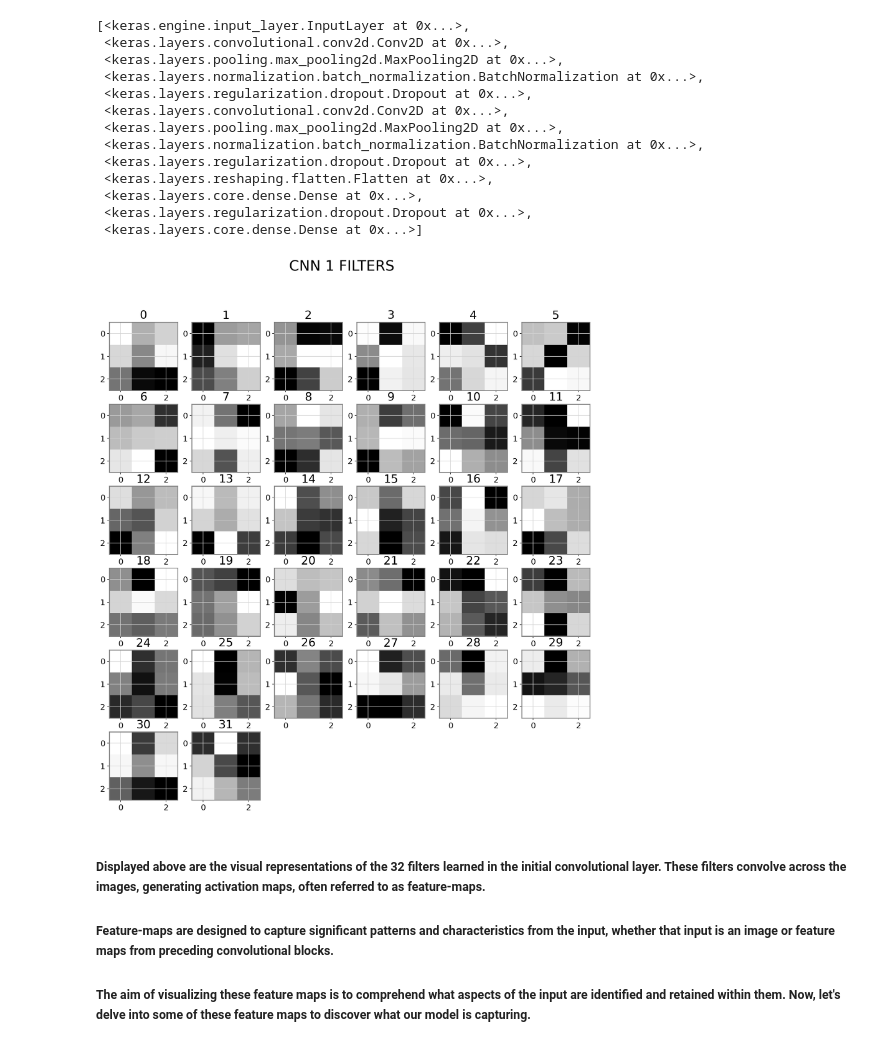
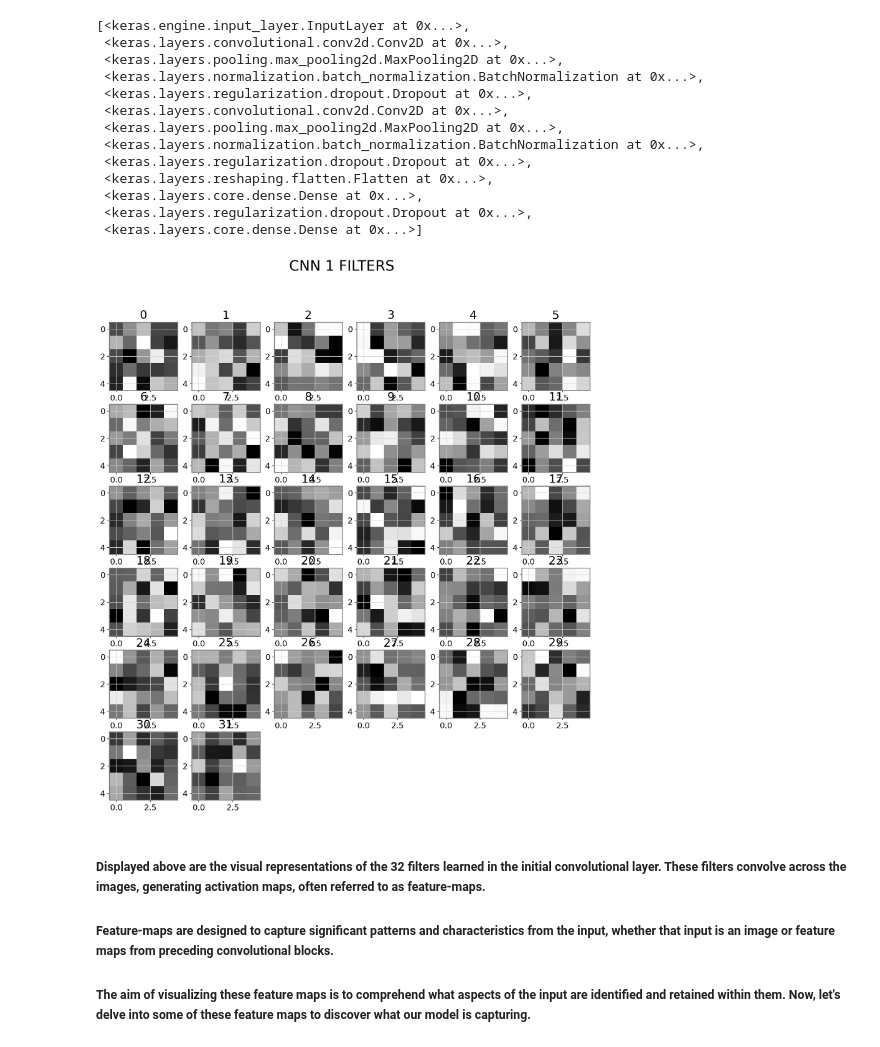
Before and after one commit to omid-sar/MNIST-Data--Digit-Recognizer-, a Jupyter notebook: notebooks/model_experients_results.ipynb, the cells around one changed output. Saved outputs shown, nothing was run; the diff lists cells and outputs as text; code cells hidden in the pictures.

```diff
--- a/notebooks/model_experients_results.ipynb
+++ b/notebooks/model_experients_results.ipynb
@@ -125,24 +125,24 @@ model.layers
  <keras.layers.core.dense.Dense at 0x...>]
 # %%
 filters_layer_1 = model.layers[1].get_weights()[0]
-filters_layer_1 = np.squeeze(filters_layer_1).reshape(32, 3, 3)
+filters_layer_1 = np.squeeze(filters_layer_1).reshape(32, 5, 5)
 
 fig = plt.figure(figsize=(15, 15))
 fig.suptitle("CNN 1 FILTERS")
 w = 10
 h = 10
 columns = 6
 rows = 6
 for i in range(columns * rows + 1):
     if i == filters_layer_1.shape[0]:
         break
     fig.add_subplot(rows, columns, i + 1)
     plt.imshow(filters_layer_1[i], cmap="Greys")
     plt.title(i)
 
 plt.show()
 # %% [output]
-[figure, old version]
+[figure, new version]
 # %% [markdown]
 ##### Displayed above are the visual representations of the 32 filters learned in the initial convolutional layer. These filters convolve across the images, generating activation maps, often referred to as feature-maps.
 
```
Also changed, not shown: parts of 9 cells of this notebook, 1 other file.
